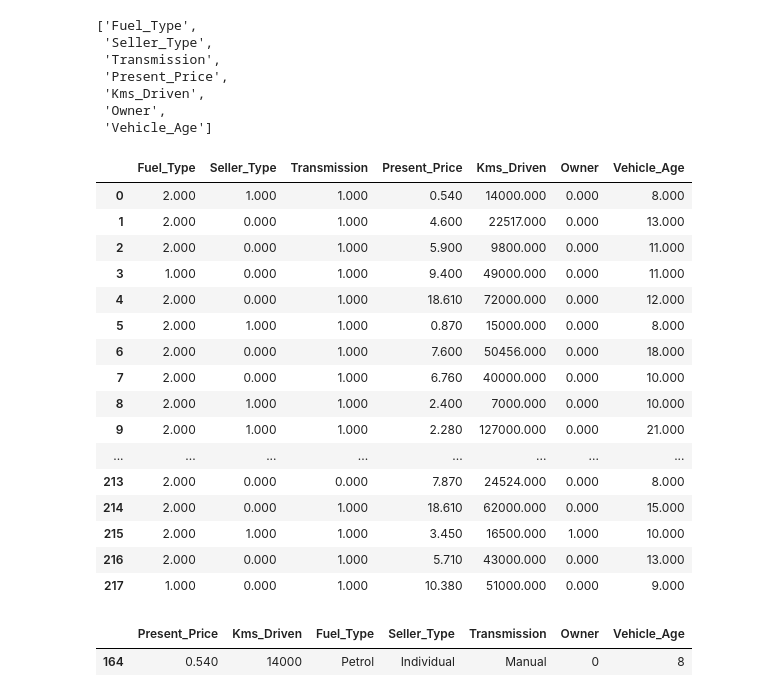
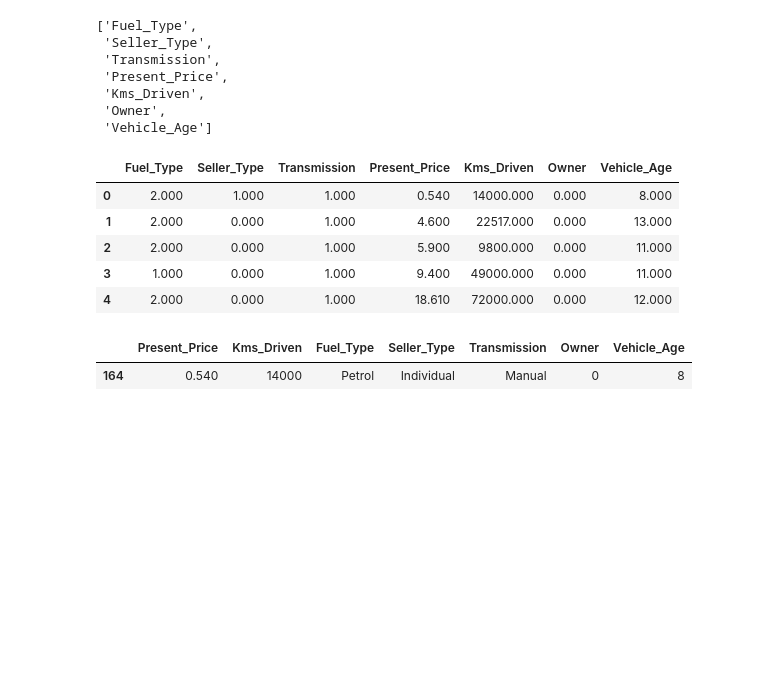
Before and after one commit to easgarli/datascience_bootcamp, a Jupyter notebook: Machine learning/ML_DT_Regression/ML_Decision Tree Regression 27.08.24.ipynb, the cells around one changed output. Drawn from its saved outputs; the diff is of its cells as text; code cells hidden in the pictures; blank space fills up the shorter version.

```diff
--- a/Machine learning/ML_DT_Regression/ML_Decision Tree Regression 27.08.24.ipynb
+++ b/Machine learning/ML_DT_Regression/ML_Decision Tree Regression 27.08.24.ipynb
@@ -884,28 +888,17 @@ new_features
  'Vehicle_Age']
 # %%
 pd.DataFrame(pipe_model["OrdinalEncoder"].fit_transform(X_train),
-             columns=new_features)
+             columns=new_features).head()
 
 # The final state of the dataframe after the structure is changed by make_column_transform.
 # As you can see, the categorical features have come first, followed by the numeric features.
 # %% [output]
 |  | Fuel_Type | Seller_Type | Transmission | Present_Price | Kms_Driven | Owner | Vehicle_Age |
 | 0 | 2.000 | 1.000 | 1.000 | 0.540 | 14000.000 | 0.000 | 8.000 |
 | 1 | 2.000 | 0.000 | 1.000 | 4.600 | 22517.000 | 0.000 | 13.000 |
 | 2 | 2.000 | 0.000 | 1.000 | 5.900 | 9800.000 | 0.000 | 11.000 |
 | 3 | 1.000 | 0.000 | 1.000 | 9.400 | 49000.000 | 0.000 | 11.000 |
 | 4 | 2.000 | 0.000 | 1.000 | 18.610 | 72000.000 | 0.000 | 12.000 |
-| 5 | 2.000 | 1.000 | 1.000 | 0.870 | 15000.000 | 0.000 | 8.000 |
-| 6 | 2.000 | 0.000 | 1.000 | 7.600 | 50456.000 | 0.000 | 18.000 |
-| 7 | 2.000 | 0.000 | 1.000 | 6.760 | 40000.000 | 0.000 | 10.000 |
-| 8 | 2.000 | 1.000 | 1.000 | 2.400 | 7000.000 | 0.000 | 10.000 |
-| 9 | 2.000 | 1.000 | 1.000 | 2.280 | 127000.000 | 0.000 | 21.000 |
-| ... | ... | ... | ... | ... | ... | ... | ... |
-| 213 | 2.000 | 0.000 | 0.000 | 7.870 | 24524.000 | 0.000 | 8.000 |
-| 214 | 2.000 | 0.000 | 1.000 | 18.610 | 62000.000 | 0.000 | 15.000 |
-| 215 | 2.000 | 1.000 | 1.000 | 3.450 | 16500.000 | 1.000 | 10.000 |
-| 216 | 2.000 | 0.000 | 1.000 | 5.710 | 43000.000 | 0.000 | 13.000 |
-| 217 | 1.000 | 0.000 | 1.000 | 10.380 | 51000.000 | 0.000 | 9.000 |
 # %%
 X_train.head(1)
 # %% [output]
```
Also changed, not shown: parts of 12 cells of this notebook, 3 other files.
